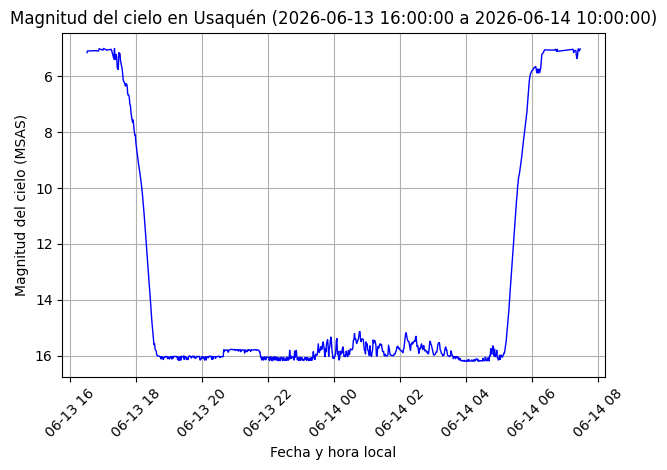
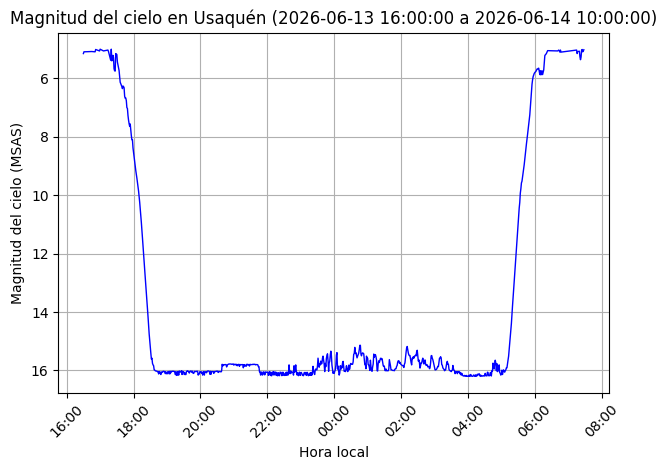
The change to this notebook cell's code, shown as a diff; its figure went from the first image to the second:
--- before
+++ after
@@ -1,7 +1,8 @@
 plt.plot(df_filtrado["local_datetime"], df_filtrado["msas"], linestyle='-', linewidth=1, 
          color='blue')    
-plt.xlabel("Fecha y hora local")
+plt.xlabel("Hora local")
 plt.ylabel("Magnitud del cielo (MSAS)")
 plt.title(f"Magnitud del cielo en Usaquén ({inicio} a {fin})")
+plt.gca().xaxis.set_major_formatter(mdates.DateFormatter("%H:%M"))
 plt.xticks(rotation=45)
 plt.gca().invert_yaxis()

Commit: first 3 days graphics